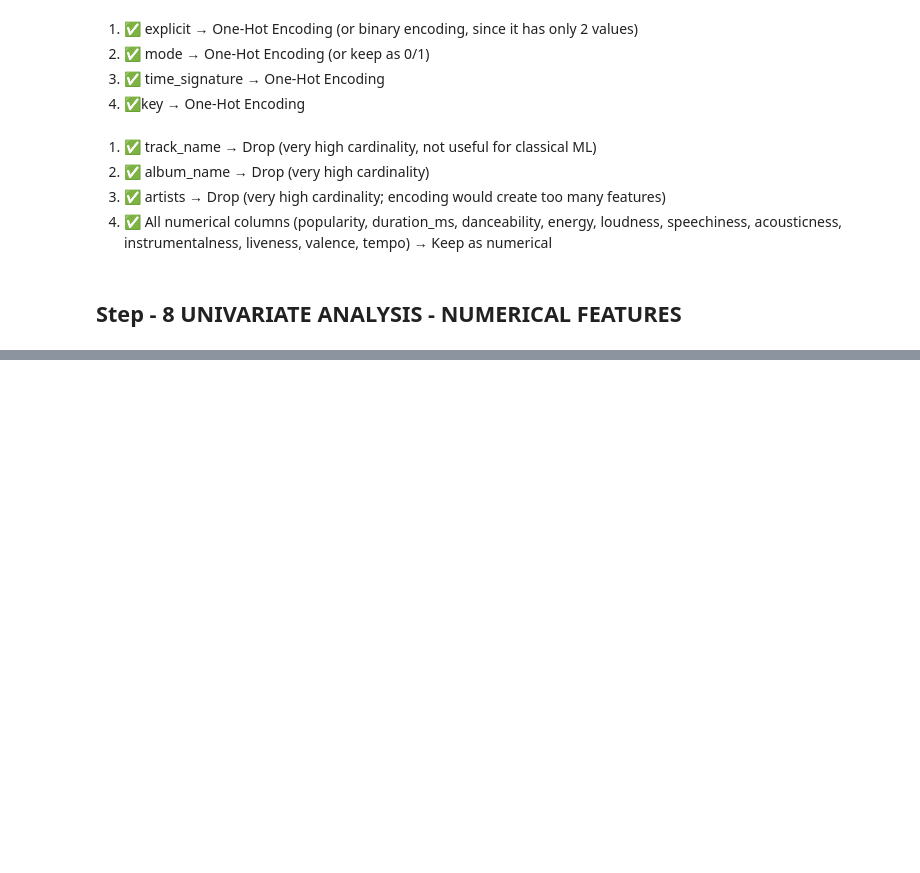
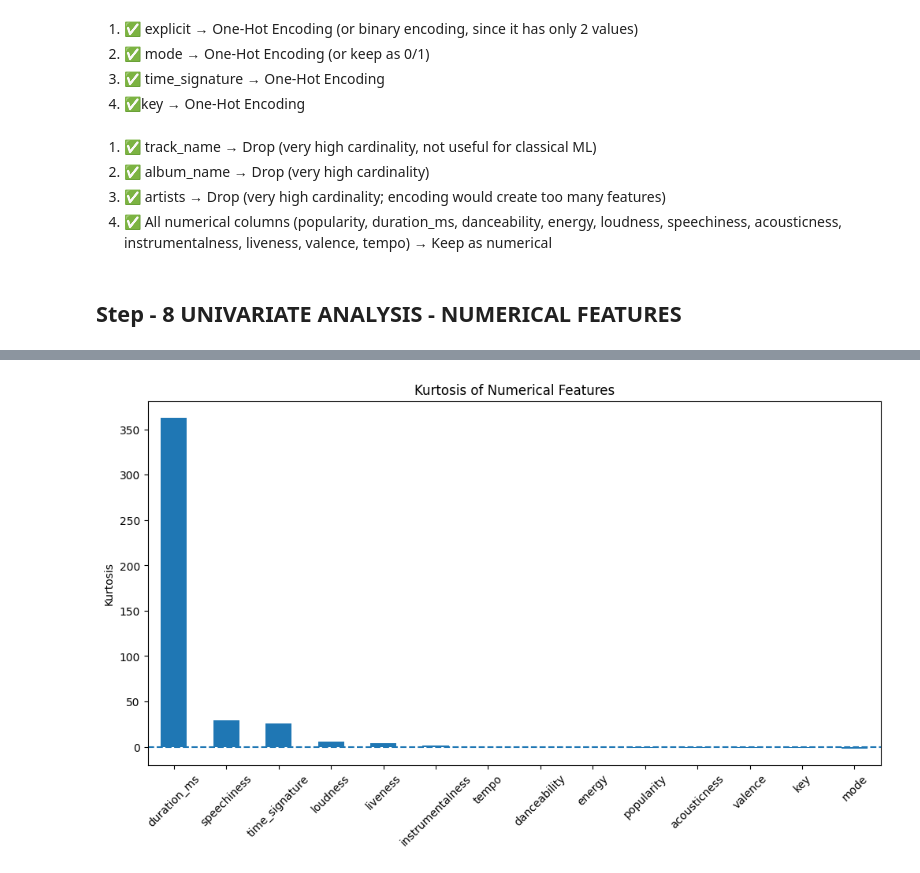
Before and after one commit to sushant758/ML-Exercises, a Jupyter notebook: Spotify Tracks Dataset.ipynb, the cells around one changed output, grey strips where cells are left out. Saved outputs shown, nothing was run; the diff lists cells and outputs as text; code cells hidden in the pictures; blank space fills up the shorter version.

```diff
--- a/Spotify Tracks Dataset.ipynb
+++ b/Spotify Tracks Dataset.ipynb
@@ -1683,0 +1844,15 @@ Dominant category analysis was performed on the low-cardinality categorical feat
+# %%
+kurtosis = X_train[num_cols].kurtosis().sort_values(ascending=False)
+
+plt.figure(figsize=(12,6))
+kurtosis.plot(kind='bar')
+
+plt.axhline(y=0, linestyle='--')   # Normal distribution reference
+
+plt.title('Kurtosis of Numerical Features')
+plt.ylabel('Kurtosis')
+plt.xticks(rotation=45)
+
+plt.show()
+# %% [output]
+[figure, added]
```
Also changed, not shown: parts of 80 cells of this notebook.
